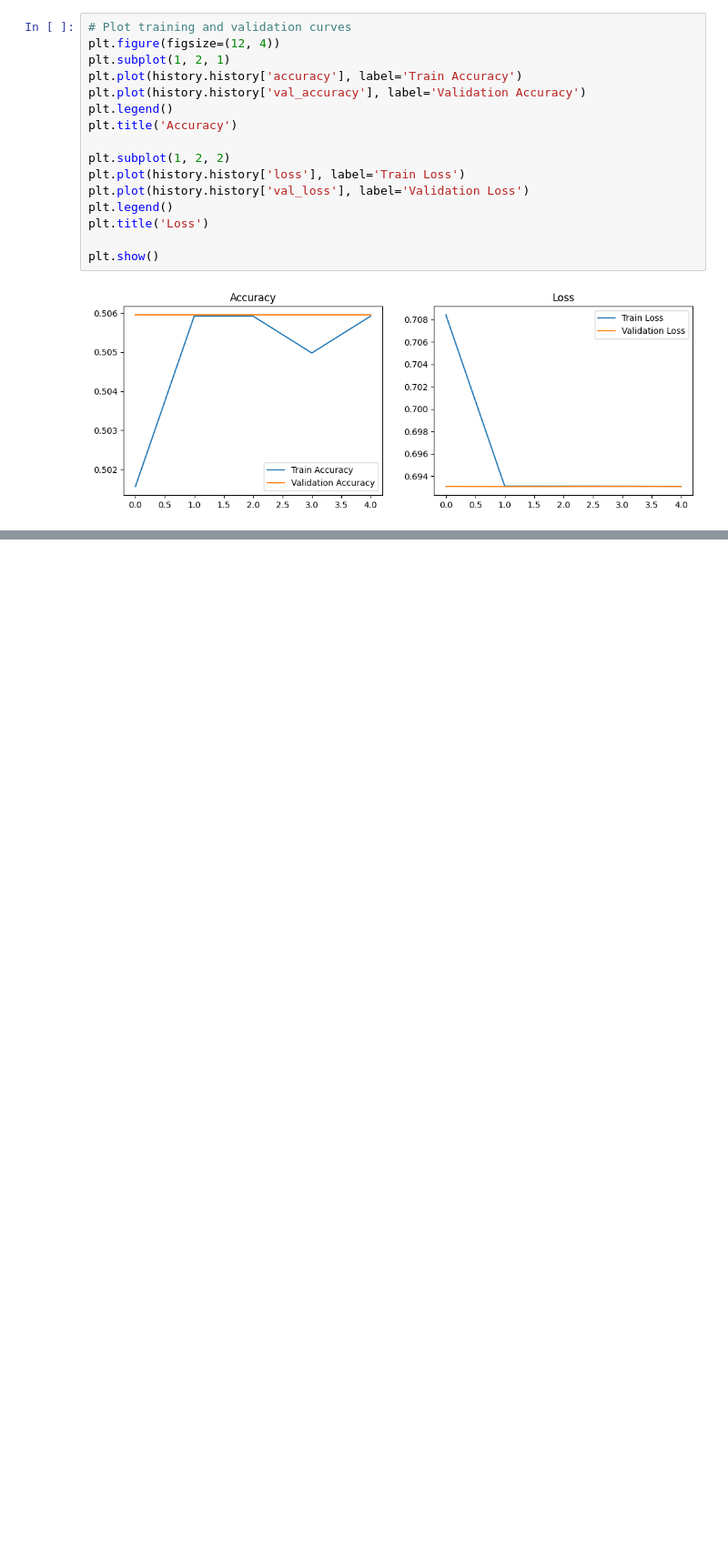
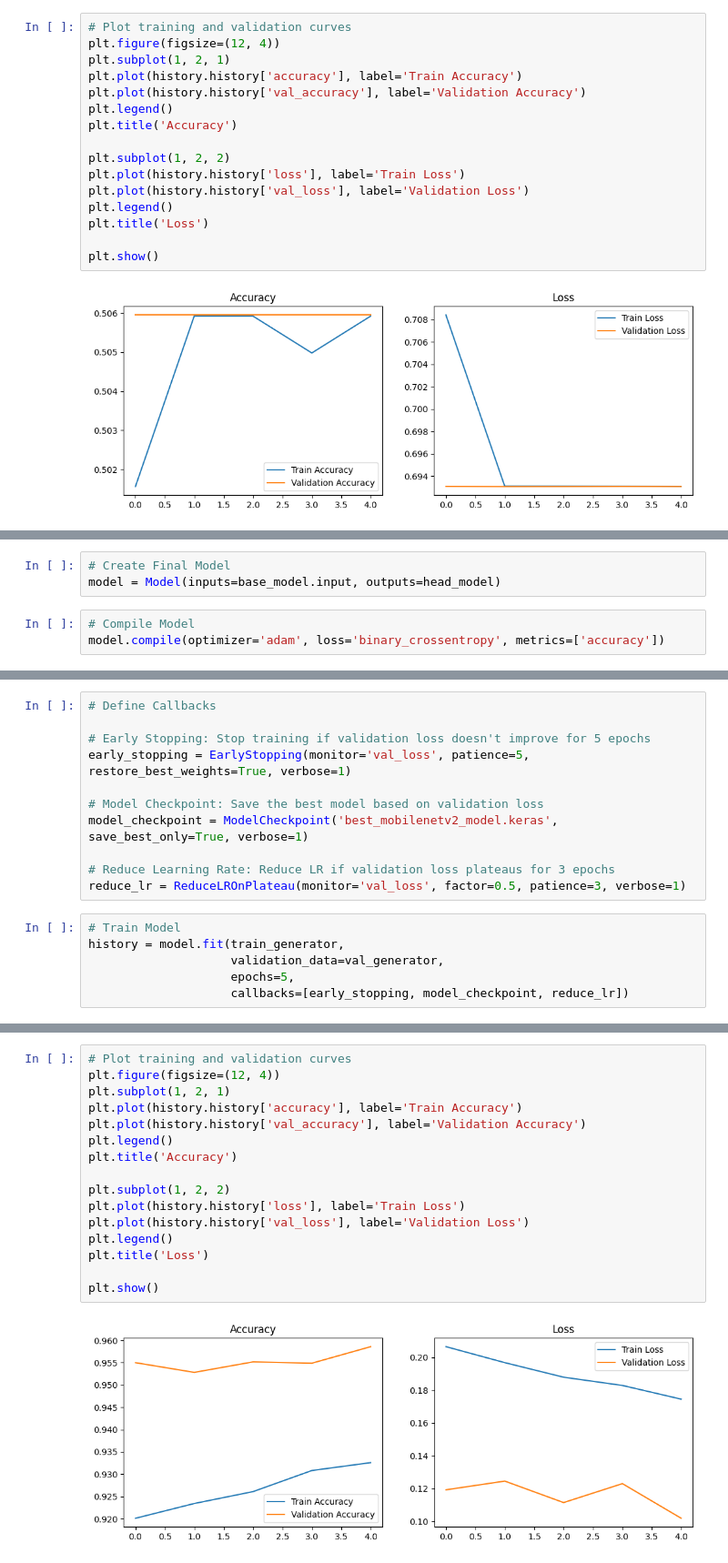
Before and after one commit to Harbhajan-Kaur/final_project_Harbhajan_Kaur, a Jupyter notebook: Kaggle_import.ipynb, the cells around one changed output, grey strips where cells are left out. Shown at 91% size. Drawn from its saved outputs; the diff is of its cells as text; blank space fills up the shorter version.

```diff
--- a/Kaggle_import.ipynb
+++ b/Kaggle_import.ipynb
@@ -709,0 +734,6 @@ plt.show()
+# %%
+# Create Final Model
+model = Model(inputs=base_model.input, outputs=head_model)
+# %%
+# Compile Model
+model.compile(optimizer='adam', loss='binary_crossentropy', metrics=['accuracy'])
@@ -709,0 +765,17 @@ plt.show()
+# %%
+# Define Callbacks
+
+# Early Stopping: Stop training if validation loss doesn't improve for 5 epochs
+early_stopping = EarlyStopping(monitor='val_loss', patience=5, restore_best_weights=True, verbose=1)
+
+# Model Checkpoint: Save the best model based on validation loss
+model_checkpoint = ModelCheckpoint('best_mobilenetv2_model.keras', save_best_only=True, verbose=1)
+
+# Reduce Learning Rate: Reduce LR if validation loss plateaus for 3 epochs
+reduce_lr = ReduceLROnPlateau(monitor='val_loss', factor=0.5, patience=3, verbose=1)
+# %%
+# Train Model
+history = model.fit(train_generator,
+                    validation_data=val_generator,
+                    epochs=5,
+                    callbacks=[early_stopping, model_checkpoint, reduce_lr])
@@ -709,0 +843,18 @@ plt.show()
+# %%
+# Plot training and validation curves
+plt.figure(figsize=(12, 4))
+plt.subplot(1, 2, 1)
+plt.plot(history.history['accuracy'], label='Train Accuracy')
+plt.plot(history.history['val_accuracy'], label='Validation Accuracy')
+plt.legend()
+plt.title('Accuracy')
+
+plt.subplot(1, 2, 2)
+plt.plot(history.history['loss'], label='Train Loss')
+plt.plot(history.history['val_loss'], label='Validation Loss')
+plt.legend()
+plt.title('Loss')
+
+plt.show()
+# %% [output]
+[figure, added]
```
Also changed, not shown: parts of 10 cells of this notebook.
